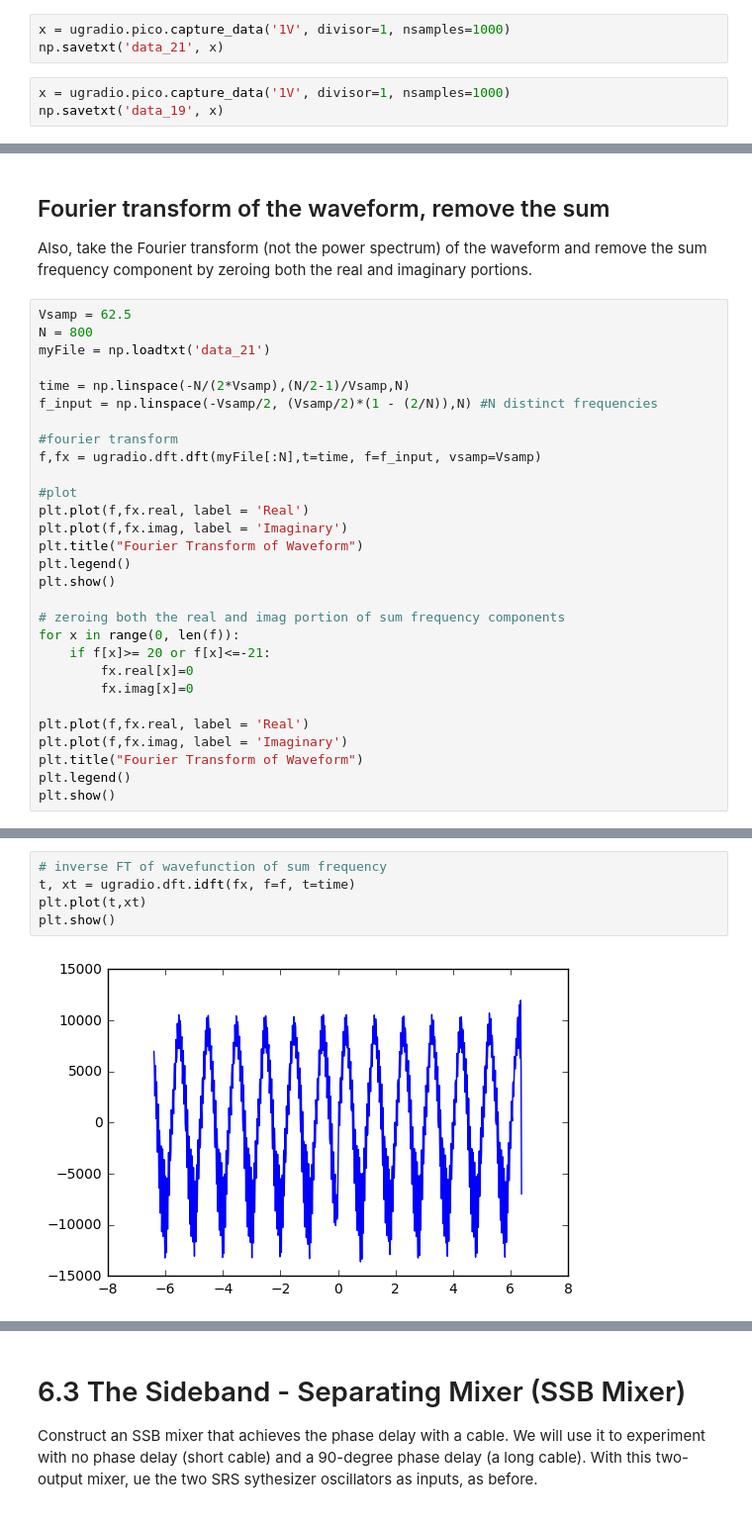
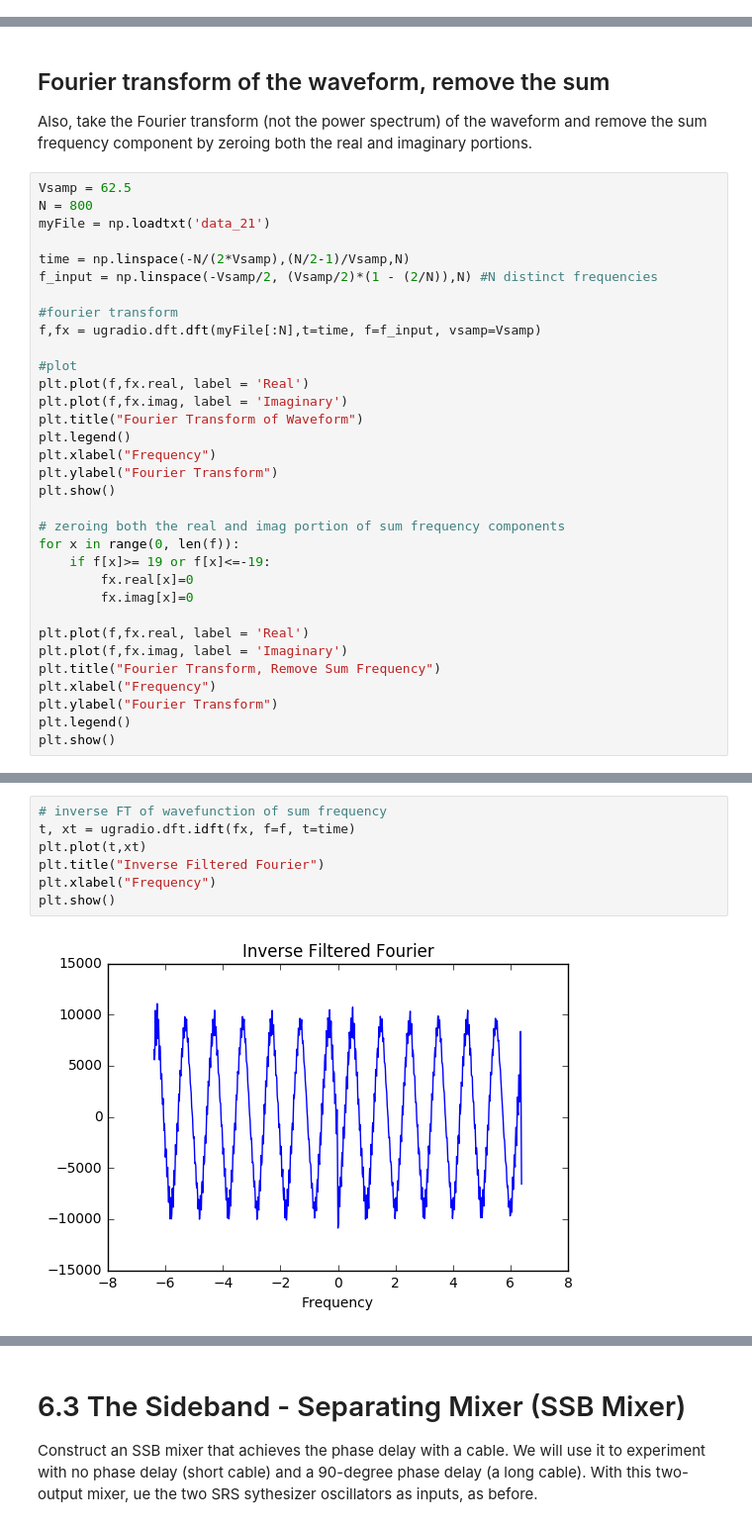
Before and after one commit to hamburgerguy/Astro-Lab1-Dump, a Jupyter notebook: Lab-1.6+with+inverse+transform.ipynb, the cells around one changed output, grey strips where cells are left out. Shown at 99% size. Cells and saved outputs as stored; diff of their text form.

```diff
--- a/Lab-1.6+with+inverse+transform.ipynb
+++ b/Lab-1.6+with+inverse+transform.ipynb
@@ -13,9 +13,3 @@ Use two SRS synthesizer oscillators as inputs to a mixer, one will be the local
 Vlo = 20
 dv = 1
 Vsig = 21 and 19
-# %%
-x = ugradio.pico.capture_data('1V', divisor=1, nsamples=1000)
-np.savetxt('data_21', x)
-# %%
-x = ugradio.pico.capture_data('1V', divisor=1, nsamples=1000)
-np.savetxt('data_19', x)
@@ -97,17 +97,21 @@ plt.plot(f,fx.real, label = 'Real')
 plt.plot(f,fx.imag, label = 'Imaginary')
 plt.title("Fourier Transform of Waveform")
 plt.legend()
+plt.xlabel("Frequency")
+plt.ylabel("Fourier Transform")
 plt.show()
 
 # zeroing both the real and imag portion of sum frequency components
 for x in range(0, len(f)):
-    if f[x]>= 20 or f[x]<=-21:
+    if f[x]>= 19 or f[x]<=-19:
         fx.real[x]=0
         fx.imag[x]=0
 
 plt.plot(f,fx.real, label = 'Real')
 plt.plot(f,fx.imag, label = 'Imaginary')
-plt.title("Fourier Transform of Waveform")
+plt.title("Fourier Transform, Remove Sum Frequency")
+plt.xlabel("Frequency")
+plt.ylabel("Fourier Transform")
 plt.legend()
 plt.show()
 # %% [output]
@@ -119,10 +125,12 @@ Recreate the signal from the filtered transform by taking the inverse transform
 # %%
 # inverse FT of wavefunction of sum frequency
 t, xt = ugradio.dft.idft(fx, f=f, t=time)
 plt.plot(t,xt)
+plt.title("Inverse Filtered Fourier")
+plt.xlabel("Frequency")
 plt.show()
 # %% [output]
-[figure, old version]
+[figure, new version]
 # %% [markdown]
 # 6.2 Real Mixers: Intermodulation Products
 Look at one of the above power spectrum plots with the gain turned up so you can see weak signals. What do you see? A forest of lines? What are these? Look at your forest of lines and see if you can identify how some of the stronger ones come about.
```
Also changed, not shown: parts of 26 cells of this notebook.
